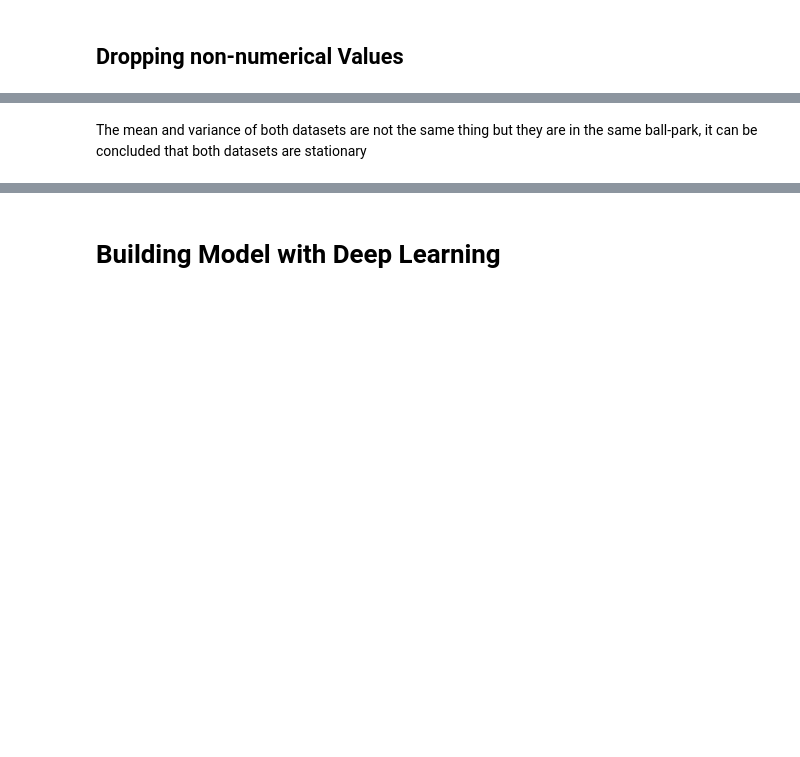
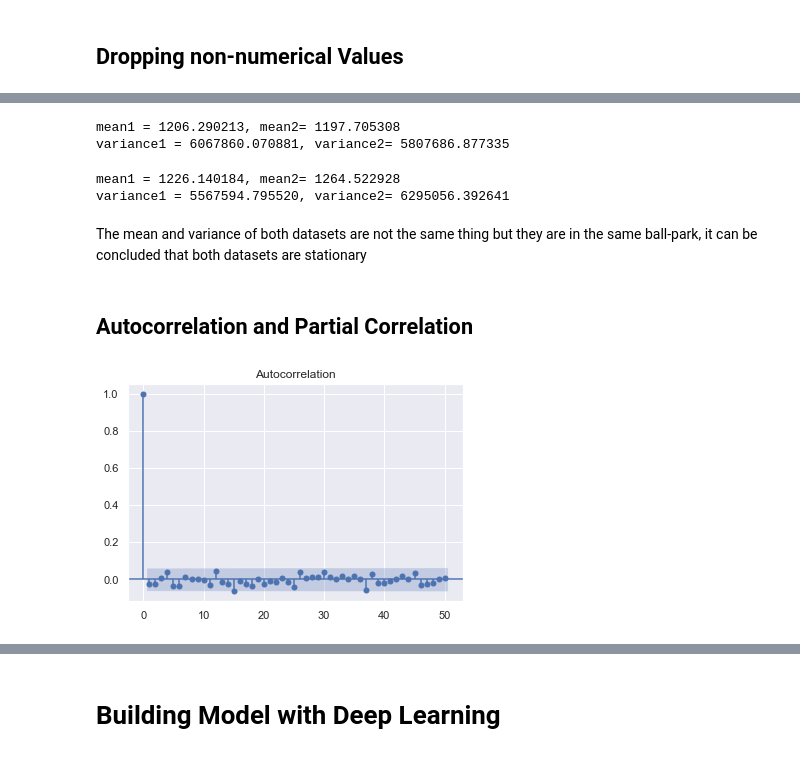
Before and after one commit to SamDewriter/PharmaceuticalSales-Prediction, a Jupyter notebook: Week_3.ipynb, the cells around one changed output, grey strips where cells are left out. Drawn from its saved outputs; the diff is of its cells as text; code cells hidden in the pictures; blank space fills up the shorter version.

```diff
--- a/Week_3.ipynb
+++ b/Week_3.ipynb
@@ -1118,8 +1124,5 @@ sampled_train['Customers'].hist()
 # %%
 columns_to_drop = ['PromoInterval', 'day of week', 'StateHoliday', 'SchoolHoliday',
                   'Assortment', 'StoreType']
-sampled_train = sampled_train.drop(columns_to_drop, axis = 1)
-sampled_test = sampled_test.drop(columns_to_drop, axis = 1)
+sampled_train_num = sampled_train.drop(columns_to_drop, axis = 1)
+sampled_test_num = sampled_test.drop(columns_to_drop, axis = 1)
-# %%
-sampled_train = sampled_train.dropna()
-sampled_test = sampled_test.dropna()
@@ -1148,3 +1144,24 @@ variance1 = 6031271.717846, variance2 = 5195963.320317
+# %%
+stationary_check(sampled_train_na)
+# %% [output]
+mean1 = 1206.290213, mean2= 1197.705308
+variance1 = 6067860.070881, variance2= 5807686.877335
+# %%
+stationary_check(sampled_test_na)
+# %% [output]
+mean1 = 1226.140184, mean2= 1264.522928
+variance1 = 5567594.795520, variance2= 6295056.392641
 # %% [markdown]
 The mean and variance of both datasets are not the same thing but they are in the same ball-park,
 it can be concluded that both datasets are stationary
+# %% [markdown]
+## Autocorrelation and Partial Correlation
+# %%
+correlated = sampled_train['Sales']
+correlated_customers = sampled_train['Customers']
+# %%
+from statsmodels.graphics.tsaplots import plot_acf, plot_pacf
+plot_acf(correlated, lags=50)
+plt.show()
+# %% [output]
+[figure, added]
```
Also changed, not shown: parts of 34 cells of this notebook.
